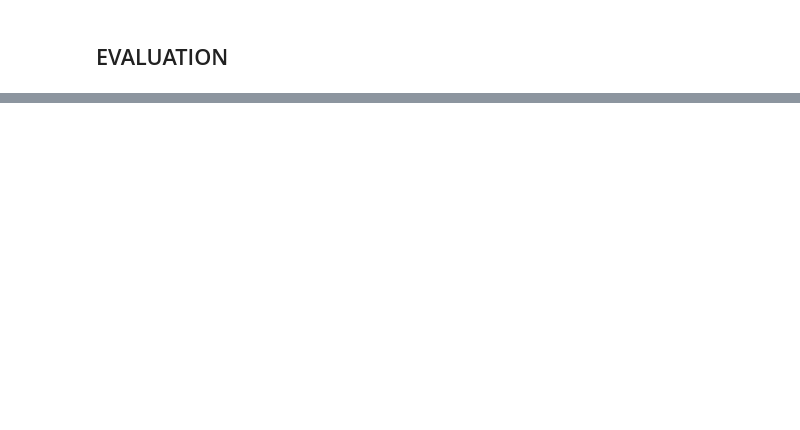
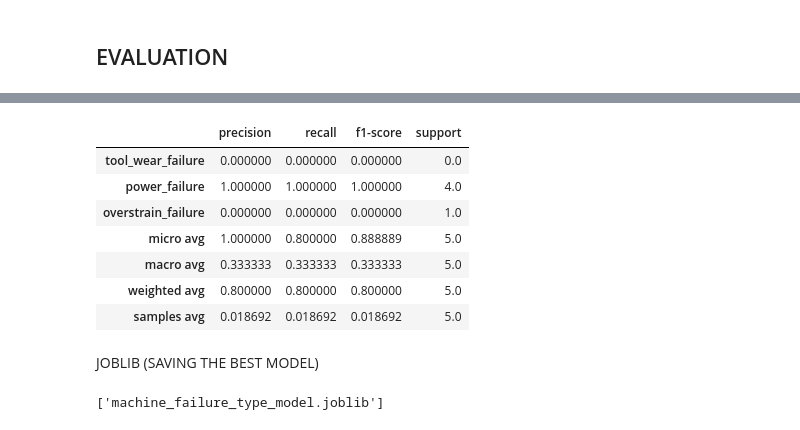
Before and after one commit to SiphesihleNkosi/manufacturing-quality-intelligence-system, a Jupyter notebook: python/machine_failure_type_ml.ipynb, the cells around one changed output, grey strips where cells are left out. Drawn from its saved outputs; the diff is of its cells as text; code cells hidden in the pictures; blank space fills up the shorter version.

```diff
--- a/python/machine_failure_type_ml.ipynb
+++ b/python/machine_failure_type_ml.ipynb
@@ -536,7 +537,7 @@ tree_preprocessor = ColumnTransformer([
 tree_models = {
     "DecisionTreeClassifier": {
         "model": MultiOutputClassifier(
-            DecisionTreeClassifier(random_state=42)
+            DecisionTreeClassifier(random_state=42, class_weight='balanced')
          ),
         "tree_params": {
             "tree_model__estimator__max_depth": [3, 5, 10, None],
@@ -547,7 +548,7 @@ tree_models = {
 
     "RandomForestClassifier": {
         "model": MultiOutputClassifier(
-          RandomForestClassifier(random_state=42)
+          RandomForestClassifier(random_state=42, class_weight='balanced')
          ),
         "tree_params": {
             "tree_model__estimator__n_estimators": [100,200],
@@ -615,2 +616,6 @@ Best tree CV recall 0.47222222222222215
 # %% [markdown]
 ## EVALUATION
+# %%
+best_tree_model = tree_search.best_estimator_
+# %%
+tree_y_pred = best_tree_model.predict(X_test)
@@ -616,0 +665,24 @@ Best tree CV recall 0.47222222222222215
+# %%
+report = classification_report(y_test, tree_y_pred, target_names=y_test.columns.to_list(), output_dict=True, zero_division=0)
+
+report_df = pd.DataFrame(report).transpose()
+
+report_df
+
+## The classification report shows that our model is not catching any tool_wear_failures and overstrain_failures, this is happening mainly because of the class imbalance.
+## However it is doing quite good when it comes to catching power_failure, our recall shows that the model predicted 75% failures correctly
+# %% [output]
+|  | precision | recall | f1-score | support |
+| tool_wear_failure | 0.000000 | 0.000000 | 0.000000 | 0.0 |
+| power_failure | 1.000000 | 1.000000 | 1.000000 | 4.0 |
+| overstrain_failure | 0.000000 | 0.000000 | 0.000000 | 1.0 |
+| micro avg | 1.000000 | 0.800000 | 0.888889 | 5.0 |
+| macro avg | 0.333333 | 0.333333 | 0.333333 | 5.0 |
+| weighted avg | 0.800000 | 0.800000 | 0.800000 | 5.0 |
+| samples avg | 0.018692 | 0.018692 | 0.018692 | 5.0 |
+# %% [markdown]
+JOBLIB (SAVING THE BEST MODEL)
+# %%
+joblib.dump({"model_2": best_tree_model},"machine_failure_type_model.joblib")
+# %% [output]
+['machine_failure_type_model.joblib']
```
Also changed, not shown: parts of 16 cells of this notebook, 4 other files.
